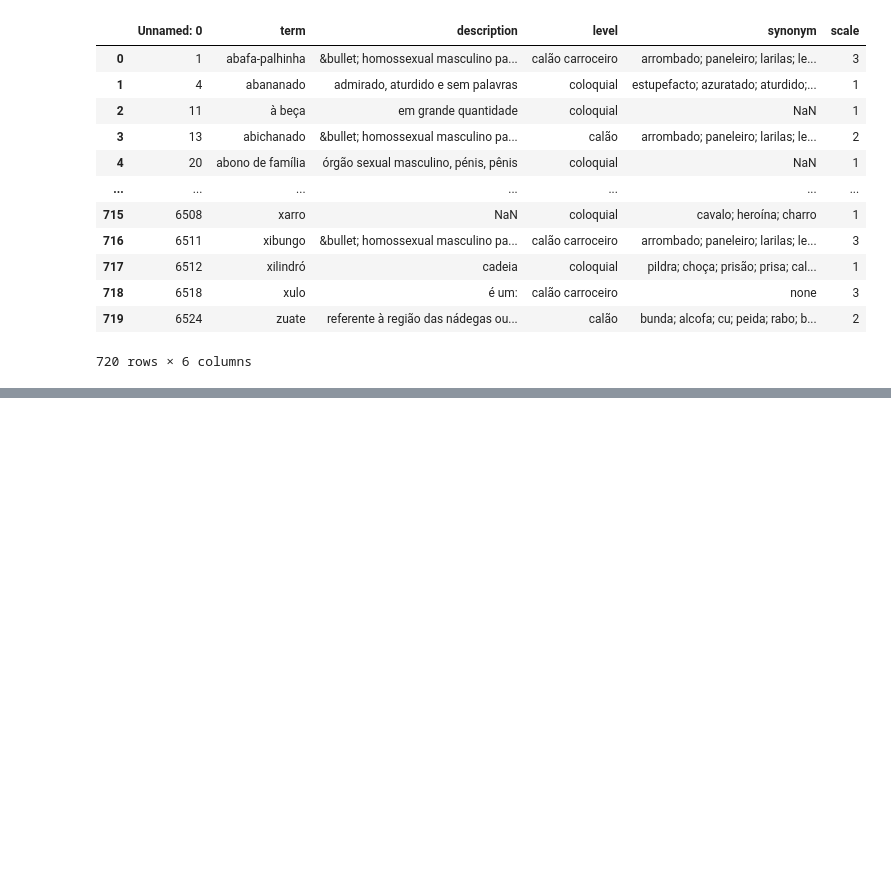
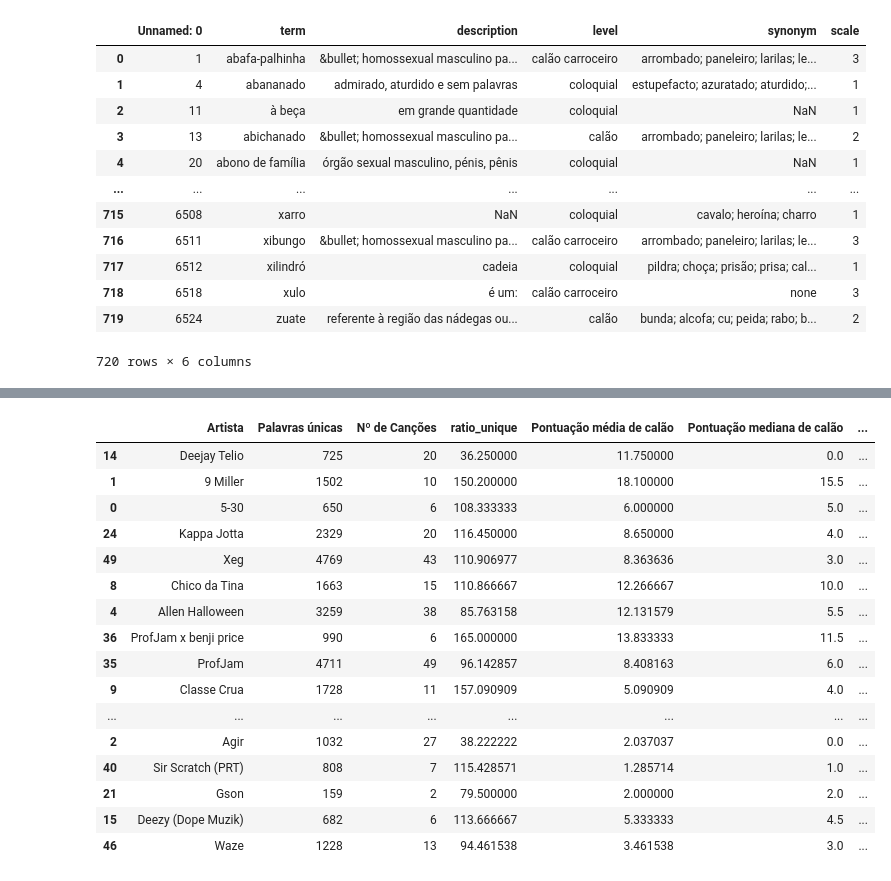
Before and after one commit to InterruptorPt/misonia-hip-hop-tuga, a Jupyter notebook: stats.ipynb, the cells around one changed output, grey strips where cells are left out. Cells and saved outputs as stored; diff of their text form; code cells hidden in the pictures; blank space fills up the shorter version.

```diff
--- a/stats.ipynb
+++ b/stats.ipynb
@@ -259,0 +224,13 @@ dataset.to_csv("dataset.csv")
+# %%
+#dataset.to_csv("dataset.csv")
+
+
+#describing unique words by artist
+artist_word_unique = pd.DataFrame()
+artist_word_unique["what"] = dataset.groupby(["artist_name", "no_stopwords"])
+
+split_data = [list(i) for i in artist_word_unique["what"]]
+artist_word_unique["Artist"] = [i[0] for i in split_data]
+artist_word_unique["Lyrics"] = [i[1] for i in artist_word_unique["Artist"]]
+artist_word_unique["Artist"] = [i[0] for i in artist_word_unique["Artist"]]
+artist_word_unique
@@ -259,0 +251,5 @@ dataset.to_csv("dataset.csv")
+# %%
+vc = artist_word_unique.Artist.value_counts()
+vc = vc.reset_index()
+vc.rename(columns={'Artist':'Number of Songs', 'index': 'Artist'}, inplace=True)
+vc
@@ -259,0 +274,38 @@ dataset.to_csv("dataset.csv")
+# %%
+#describing unique words by artist
+
+def myfunc(x):
+    s = [element for element in x]
+    return " ".join(s)
+
+df_perfect = artist_word_unique.groupby("Artist").agg({"Lyrics": lambda x: myfunc(x)})
+
+real_unique = df_perfect.Lyrics.apply(lambda x: len(set([i.strip() for i in x.split(" ") if i != ""])))
+real_unique = real_unique.reset_index()
+real_unique.rename(columns={'Lyrics':'Palavras únicas'}, inplace=True)
+real_unique = real_unique.merge(vc, how="left", on="Artist")
+real_unique["ratio_unique"] = real_unique["Palavras únicas"] / real_unique["Number of Songs"]
+real_unique.rename(columns={'Artist': 'Artista', "Number of Songs": 'Nº de Canções'}, inplace = True)
+final_score = real_unique.merge(misogyny_score_chart, how="left", on="Artista")
+final_score["Pontuação Final de Misoginia"] = final_score["Pontuação total de misoginia"] / final_score["Palavras únicas"]
+final_score["Pontuação Final de Misoginia/Canção"] = final_score["Pontuação total de misoginia"] / final_score["Nº de Canções"]
+# %%
+final_score.sort_values(by="Pontuação Final de Misoginia/Canção", ascending = False)
+# %% [output]
+|  | Artista | Palavras únicas | Nº de Canções | ratio_unique | Pontuação média de calão | Pontuação mediana de calão | ... |
+| 14 | Deejay Telio | 725 | 20 | 36.250000 | 11.750000 | 0.0 | ... |
+| 1 | 9 Miller | 1502 | 10 | 150.200000 | 18.100000 | 15.5 | ... |
+| 0 | 5-30 | 650 | 6 | 108.333333 | 6.000000 | 5.0 | ... |
+| 24 | Kappa Jotta | 2329 | 20 | 116.450000 | 8.650000 | 4.0 | ... |
+| 49 | Xeg | 4769 | 43 | 110.906977 | 8.363636 | 3.0 | ... |
+| 8 | Chico da Tina | 1663 | 15 | 110.866667 | 12.266667 | 10.0 | ... |
+| 4 | Allen Halloween | 3259 | 38 | 85.763158 | 12.131579 | 5.5 | ... |
+| 36 | ProfJam x benji price | 990 | 6 | 165.000000 | 13.833333 | 11.5 | ... |
+| 35 | ProfJam | 4711 | 49 | 96.142857 | 8.408163 | 6.0 | ... |
+| 9 | Classe Crua | 1728 | 11 | 157.090909 | 5.090909 | 4.0 | ... |
+| ... | ... | ... | ... | ... | ... | ... | ... |
+| 2 | Agir | 1032 | 27 | 38.222222 | 2.037037 | 0.0 | ... |
+| 40 | Sir Scratch (PRT) | 808 | 7 | 115.428571 | 1.285714 | 1.0 | ... |
+| 21 | Gson | 159 | 2 | 79.500000 | 2.000000 | 2.0 | ... |
+| 15 | Deezy (Dope Muzik) | 682 | 6 | 113.666667 | 5.333333 | 4.5 | ... |
+| 46 | Waze | 1228 | 13 | 94.461538 | 3.461538 | 3.0 | ... |
```
Also changed, not shown: parts of 17 cells of this notebook, 9 other files.
